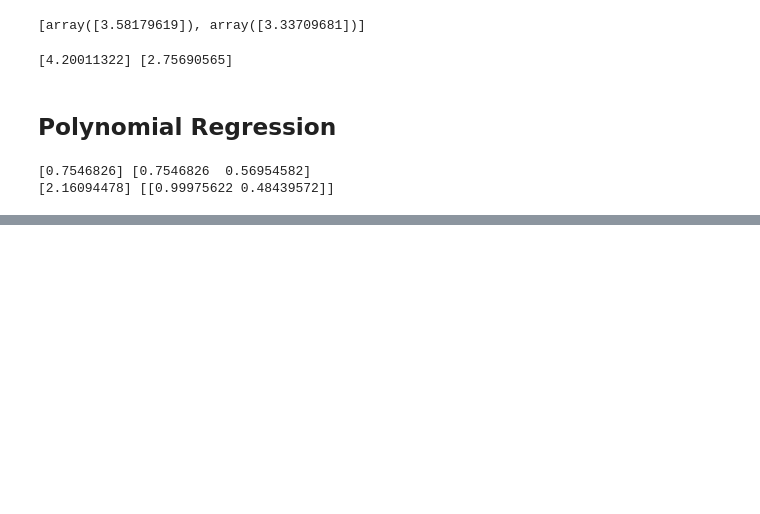
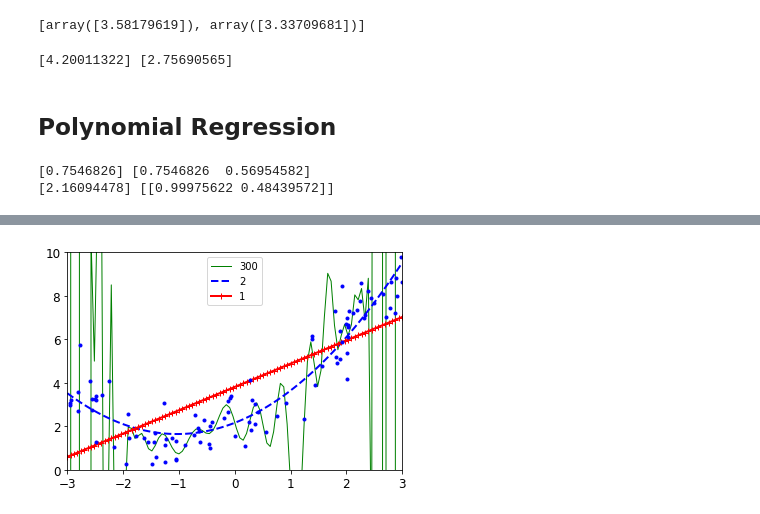
Before and after one commit to jhojin7/trying-homl2-exercises, a Jupyter notebook: ch4.ipynb, the cells around one changed output, grey strips where cells are left out. Drawn from its saved outputs; the diff is of its cells as text; code cells hidden in the pictures; blank space fills up the shorter version.

```diff
--- a/ch4.ipynb
+++ b/ch4.ipynb
@@ -154,0 +155,25 @@ plt.plot(X_new,y_new,"r-")
+# %%
+from sklearn.preprocessing import StandardScaler
+from sklearn.pipeline import Pipeline
+
+for style,linewidth,deg in [("g-",1,300),("b--",2,2),("r-+",2,1)]:
+    feats = PolynomialFeatures(degree=deg, include_bias=False)
+    std_scaler = StandardScaler()
+    lin_reg = LinearRegression()
+    polynomiial_regression = Pipeline([
+        ("features",feats),
+        ("std_scaler",std_scaler),
+        ("lin_reg",lin_reg)
+    ])
+    polynomiial_regression.fit(X,y)
+    y_newbig = polynomiial_regression.predict(X_new)
+    plt.plot(X_new,y_newbig,style,label=str(deg),linewidth=linewidth)
+plt.plot(X,y,"b.",linewidth=3)
+plt.legend()
+plt.axis([-3, 3, 0, 10])
+plt.show()
+
+# degree=1: undefit
+# degree=300: overfit
+# %% [output]
+[figure, added]
```
Also changed, not shown: parts of 27 cells of this notebook, 1 other file.
